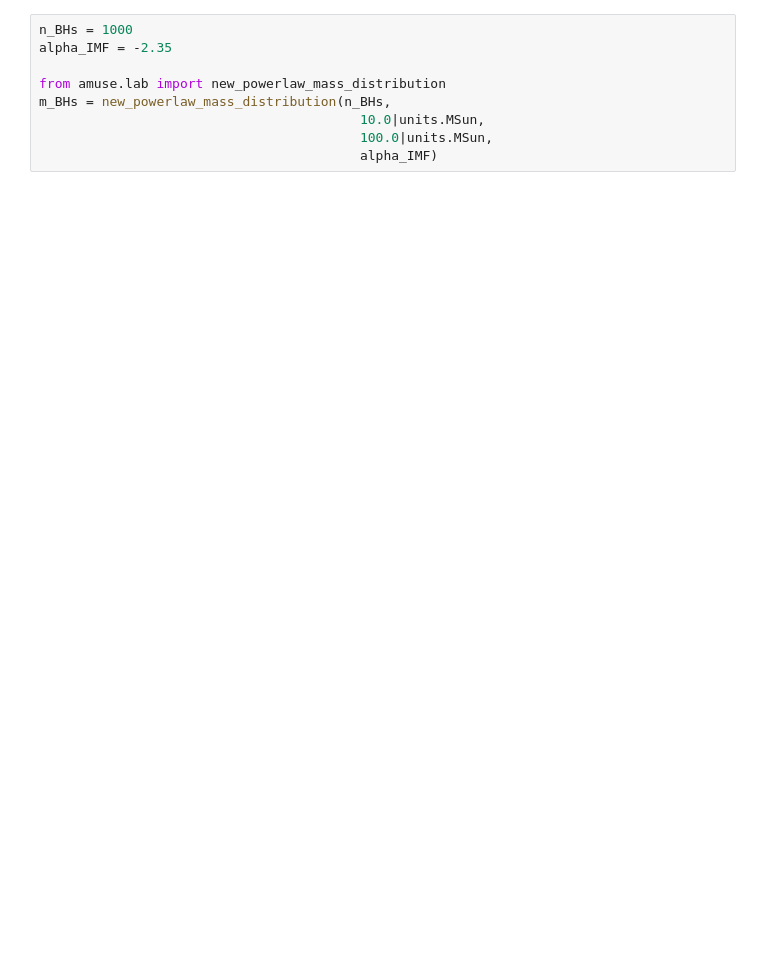
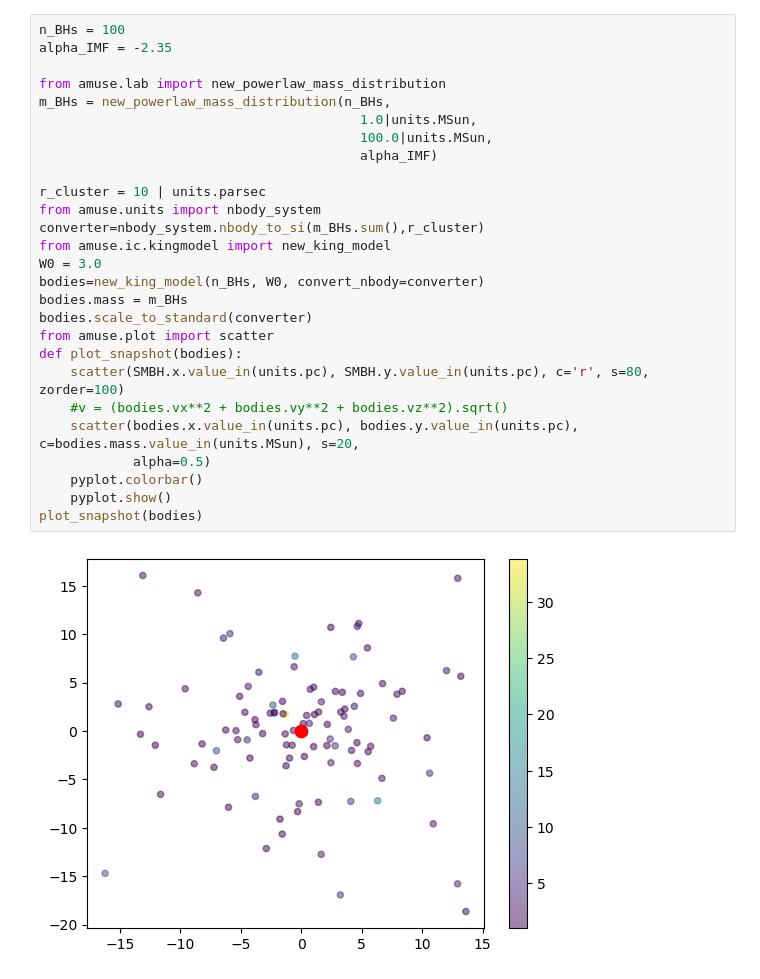
Before and after one commit to Protesticon/BBH_AMUSE, a Jupyter notebook: BH_initialization.ipynb, the cells around one changed output. Saved outputs shown, nothing was run; the diff lists cells and outputs as text; blank space fills up the shorter version.

```diff
--- a/BH_initialization.ipynb
+++ b/BH_initialization.ipynb
@@ -10,12 +17,32 @@ def orbital_period(Mtot, a):
-# %%
-n_BHs = 1000
-alpha_IMF = -2.35
-
-from amuse.lab import new_powerlaw_mass_distribution
-m_BHs = new_powerlaw_mass_distribution(n_BHs,
-                                         10.0|units.MSun,
-                                         100.0|units.MSun,
-                                         alpha_IMF)
+# %%
+n_BHs = 100
+alpha_IMF = -2.35
+
+from amuse.lab import new_powerlaw_mass_distribution
+m_BHs = new_powerlaw_mass_distribution(n_BHs,
+                                         1.0|units.MSun,
+                                         100.0|units.MSun,
+                                         alpha_IMF)
+
+r_cluster = 10 | units.parsec
+from amuse.units import nbody_system
+converter=nbody_system.nbody_to_si(m_BHs.sum(),r_cluster)
+from amuse.ic.kingmodel import new_king_model
+W0 = 3.0
+bodies=new_king_model(n_BHs, W0, convert_nbody=converter)
+bodies.mass = m_BHs
+bodies.scale_to_standard(converter)
+from amuse.plot import scatter
+def plot_snapshot(bodies):
+    scatter(SMBH.x.value_in(units.pc), SMBH.y.value_in(units.pc), c='r', s=80, zorder=100)
+    #v = (bodies.vx**2 + bodies.vy**2 + bodies.vz**2).sqrt()
+    scatter(bodies.x.value_in(units.pc), bodies.y.value_in(units.pc), c=bodies.mass.value_in(units.MSun), s=20,
+            alpha=0.5)
+    pyplot.colorbar()
+    pyplot.show()
+plot_snapshot(bodies)
+# %% [output]
+[figure, added]
 # %%
 def plot_cdf(m, alpha_IMF=-2.35):
     m = sorted(m.value_in(units.MSun))
```
Also changed, not shown: parts of 15 cells of this notebook.
